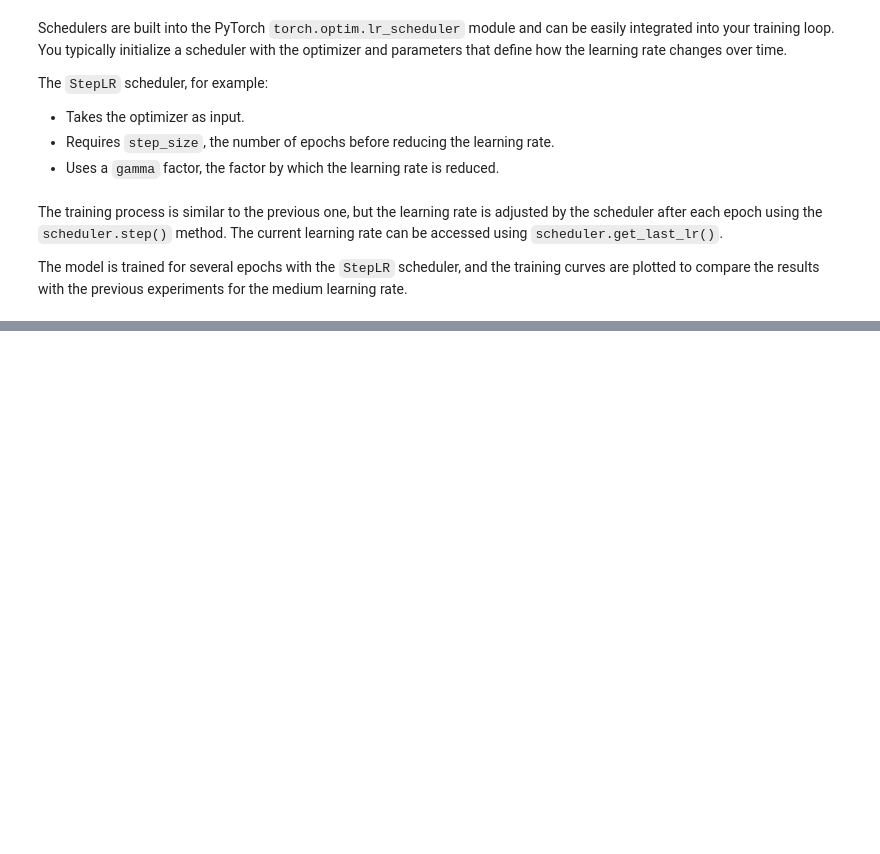
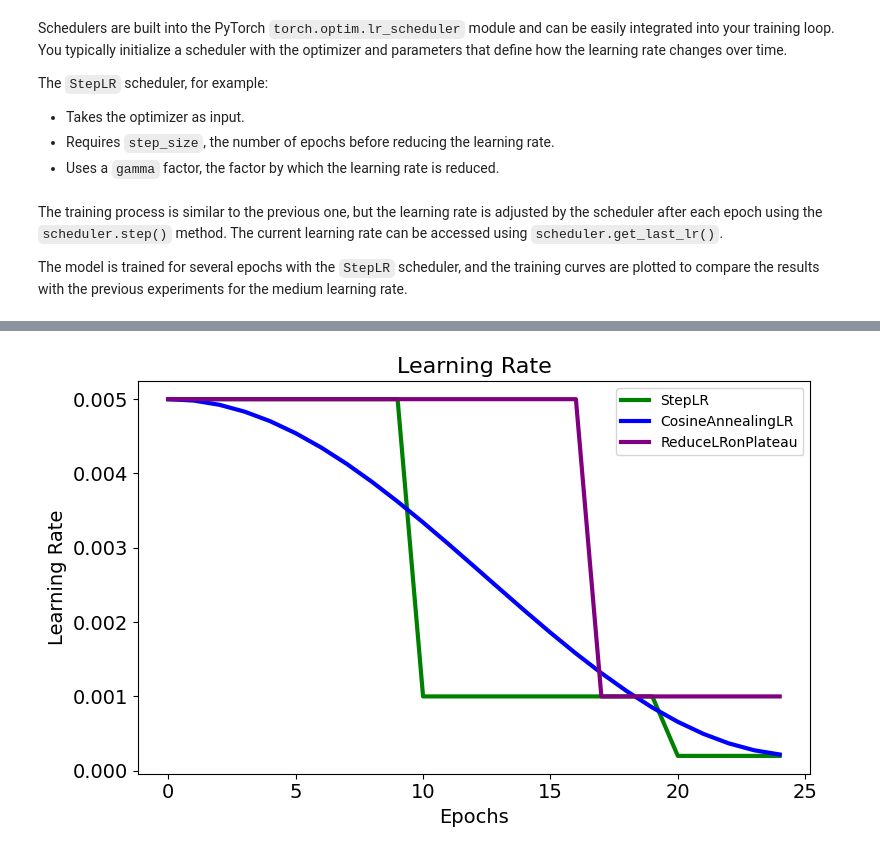
Before and after one commit to amitvermaknw/deep-learning-with-pytorch, a Jupyter notebook: src/schedulers/schedulers.ipynb, the cells around one changed output, grey strips where cells are left out. Drawn from its saved outputs; the diff is of its cells as text; code cells hidden in the pictures; blank space fills up the shorter version.

```diff
--- a/src/schedulers/schedulers.ipynb
+++ b/src/schedulers/schedulers.ipynb
@@ -322,0 +497,4 @@ helper.plot_learning_curves(color, labels, histories)
+# %%
+helper.plot_learning_rates_curves(training_curves_new, colors, labels)
+# %% [output]
+[figure, added]
```
Also changed, not shown: parts of 10 cells of this notebook.
